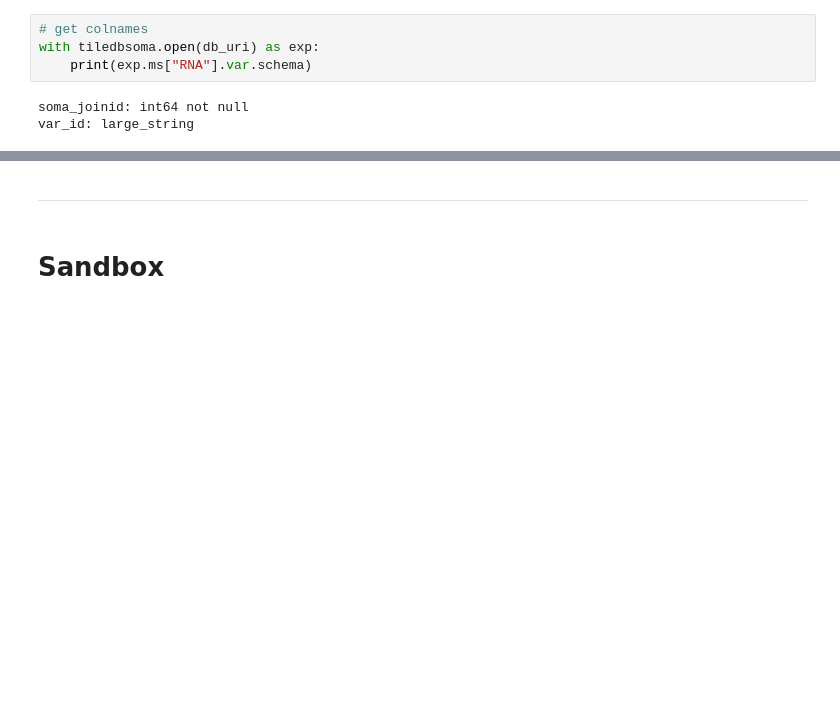
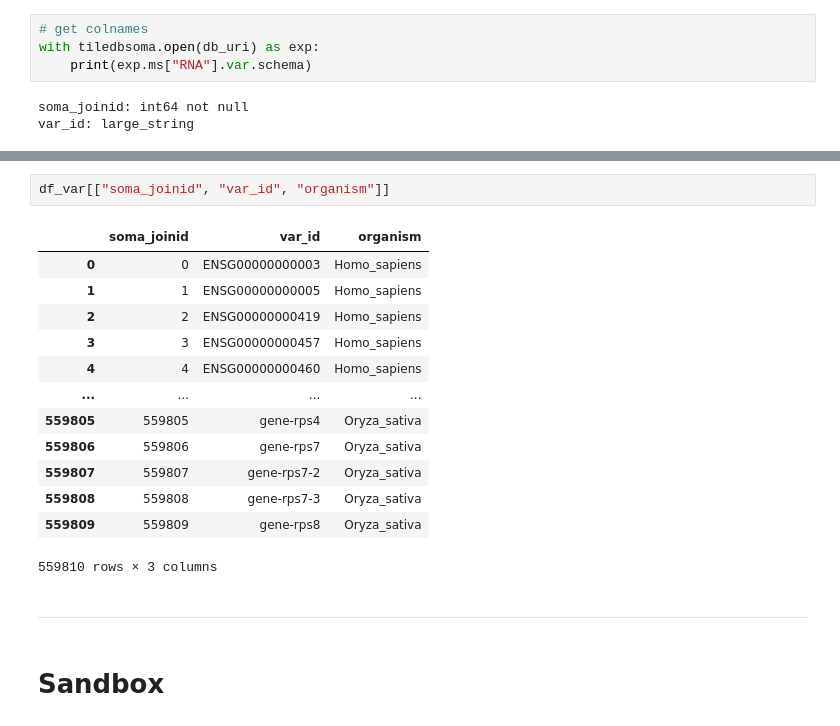
Before and after one commit to bioinfo-tsukuba/scRecounter, a Jupyter notebook: notebooks/tiledb/scBaseCamp_db-create_GeneFull-Ex50pAS.ipynb, the cells around one changed output, grey strips where cells are left out. Cells and saved outputs as stored; diff of their text form; blank space fills up the shorter version.

```diff
--- a/notebooks/tiledb/scBaseCamp_db-create_GeneFull-Ex50pAS.ipynb
+++ b/notebooks/tiledb/scBaseCamp_db-create_GeneFull-Ex50pAS.ipynb
@@ -1008,3 +1091,19 @@ Name: count, dtype: int64
+# %%
+df_var[["soma_joinid", "var_id", "organism"]]
+# %% [output]
+|  | soma_joinid | var_id | organism |
+| 0 | 0 | ENSG00000000003 | Homo_sapiens |
+| 1 | 1 | ENSG00000000005 | Homo_sapiens |
+| 2 | 2 | ENSG00000000419 | Homo_sapiens |
+| 3 | 3 | ENSG00000000457 | Homo_sapiens |
+| 4 | 4 | ENSG00000000460 | Homo_sapiens |
+| ... | ... | ... | ... |
+| 559805 | 559805 | gene-rps4 | Oryza_sativa |
+| 559806 | 559806 | gene-rps7 | Oryza_sativa |
+| 559807 | 559807 | gene-rps7-2 | Oryza_sativa |
+| 559808 | 559808 | gene-rps7-3 | Oryza_sativa |
+| 559809 | 559809 | gene-rps8 | Oryza_sativa |
+559810 rows × 3 columns
 # %% [markdown]
 ***
 # %% [markdown]
```
Also changed, not shown: parts of 13 cells of this notebook, 1 other file.
